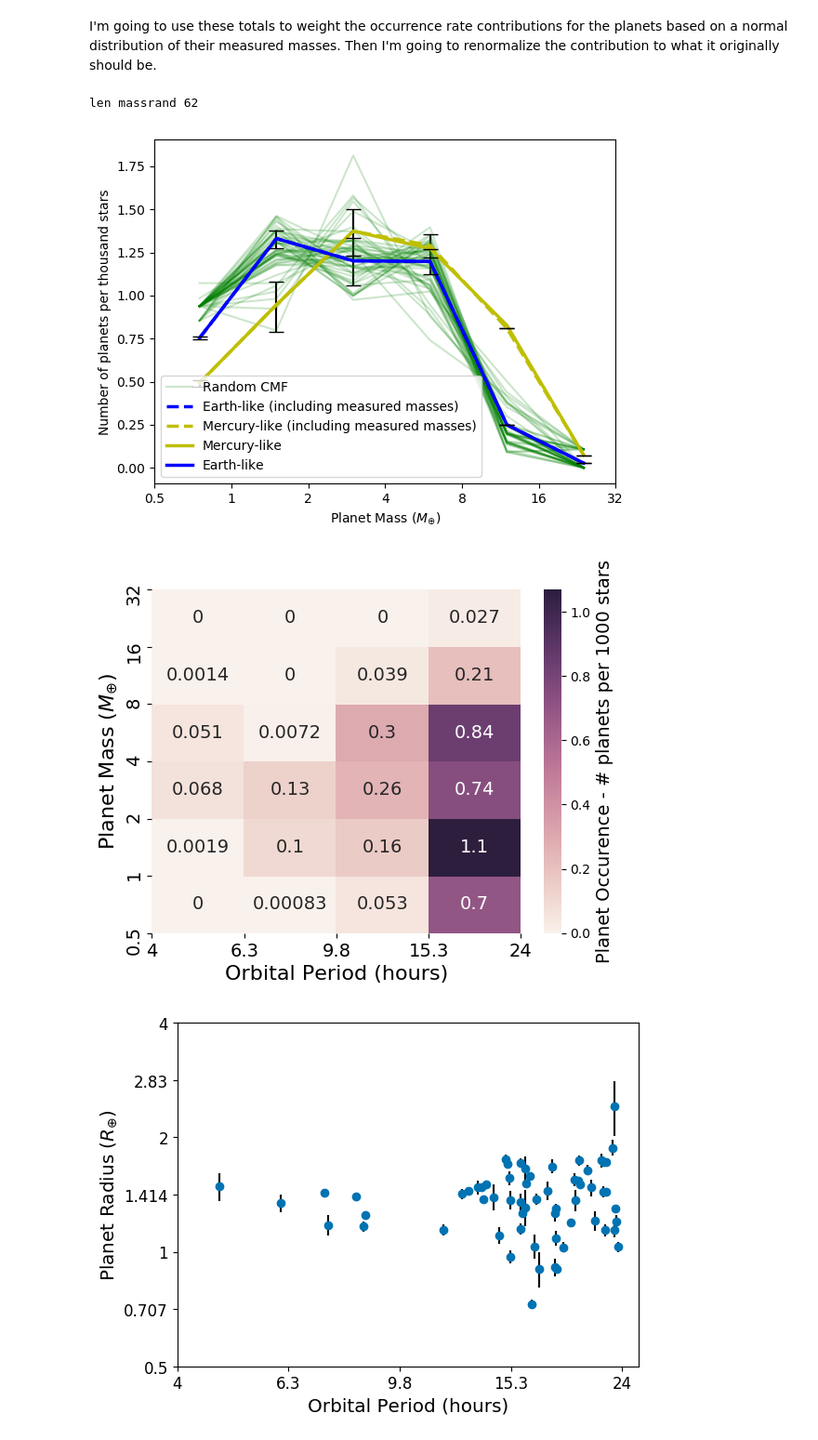
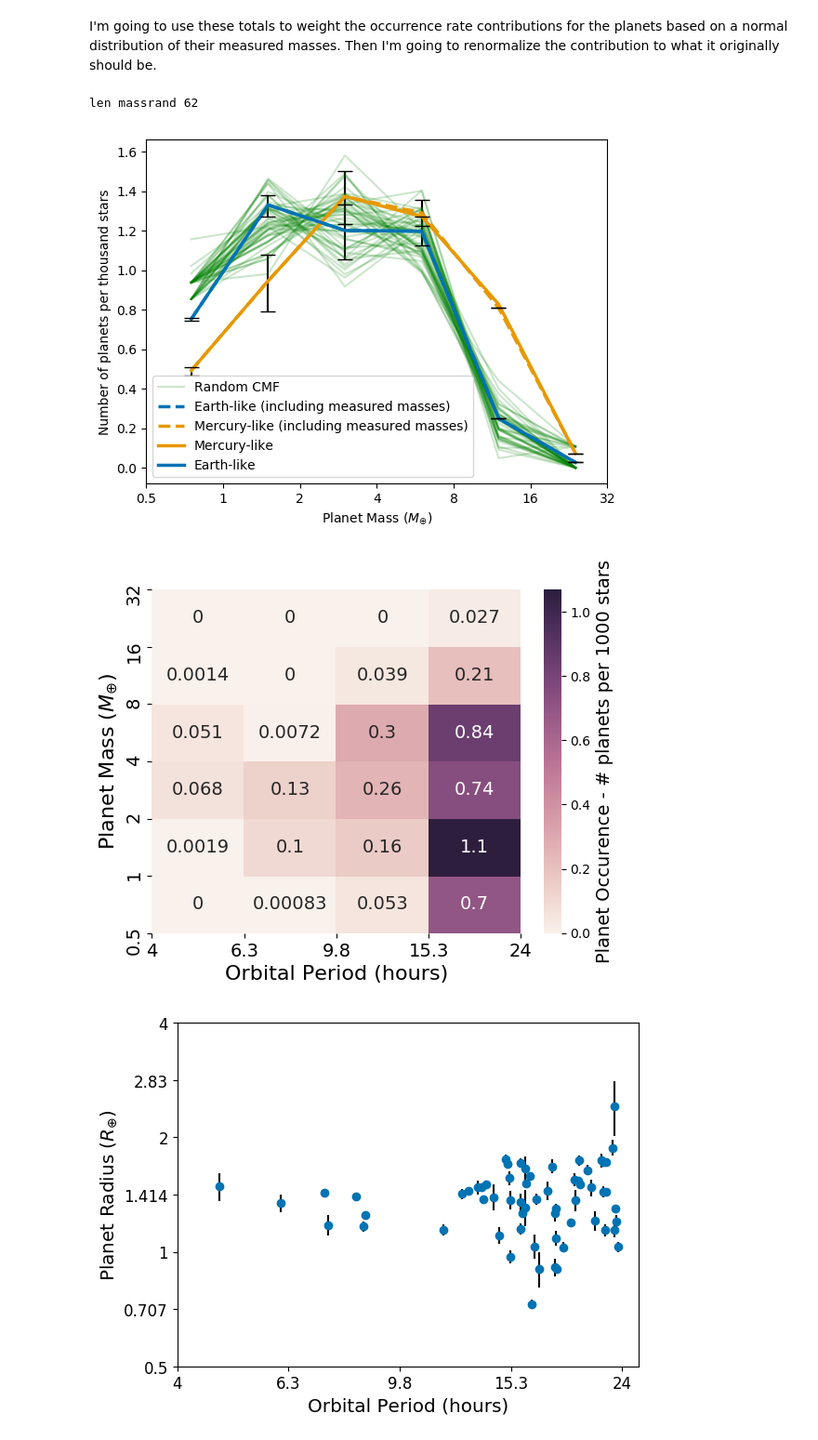
Before and after one commit to asmuzsoy/USPplanets, a Jupyter notebook: USPMassDistribution.ipynb, the cells around one changed output. Shown at 93% size. Cells and saved outputs as stored; diff of their text form; code cells hidden in the pictures.

Commit message:
Updated color scheme of Figure 7

```diff
--- a/USPMassDistribution.ipynb
+++ b/USPMassDistribution.ipynb
@@ -1045,6 +1045,8 @@ for i in range(len(eartherrorup)):
         mercerrorup[i] = mercwilsonhigh[i]
         mercerrordown[i] = -1 * mercwilsonlow[i]
 
+
+mygold = (.9, .6, 0)
 for o in range(0,49):
     massarray = np.zeros((len(massbins)-1,len(perbins)-1))
     massrand = []
@@ -1067,10 +1069,10 @@ for o in range(0,49):
             masssum[j] += massarray[j][i]*1000
     plt.plot(massticks,np.flip(masssum,0), color = 'g', alpha = 0.2)
 plt.plot(massticks,np.flip(masssum,0), color = 'g',label = 'Random CMF', alpha = 0.2)
-plt.plot(massticks,np.flip(earthmasssum2,0), label = 'Earth-like (including measured masses)', color = 'b', linestyle='dashed', linewidth = 2.5)
-plt.plot(massticks,np.flip(mercmasssum2,0), label = 'Mercury-like (including measured masses)', color = 'y', linestyle='dashed', linewidth = 2.5)
-plt.plot(massticks,np.flip(mercmasssum,0), label = 'Mercury-like', color = 'y', linewidth = 2.5)
-plt.plot(massticks,np.flip(earthmasssum,0), label = 'Earth-like', color = 'b', linewidth = 2.5)
+plt.plot(massticks,np.flip(earthmasssum2,0), label = 'Earth-like (including measured masses)', color = myblue, linestyle='dashed', linewidth = 2.5)
+plt.plot(massticks,np.flip(mercmasssum2,0), label = 'Mercury-like (including measured masses)', color = mygold, linestyle='dashed', linewidth = 2.5)
+plt.plot(massticks,np.flip(mercmasssum,0), label = 'Mercury-like', color = mygold, linewidth = 2.5)
+plt.plot(massticks,np.flip(earthmasssum,0), label = 'Earth-like', color = myblue, linewidth = 2.5)
 
 
 
@@ -1082,34 +1084,34 @@ plt.xticks([-1,0,1,2,3,4,5], [0.5,1,2,4,8,16,32])
 plt.legend()
 
 array = np.zeros((len(massbins)-1,len(perbins)-1))
 freqarray = np.zeros((len(massbins)-1,len(perbins)-1))
 for i in range(len(randperiodsamples)):
     for j in range(len(perbins)-1):
         for k in range(len(massbins)-1):
             if (perbins[j] <= 24*randperiodsamples[i] <= perbins[j+1]) and (massbinsflip[k] >= randmasssamples[i] >= massbinsflip[k+1]):
                 array[k][j] += (f[per.index(randperiodsamples[i])])/1000
                 freqarray[k][j] += 1
 
 import seaborn as sns
 
 
 fig, ax = plt.subplots()
 
 
 ax = sns.heatmap(1000*eartharray, annot = True, annot_kws={"size": 14})
 ax.set_xticks([0,1,2,3,4])
 ax.set_xticklabels([4,6.3,9.8,15.3,24], fontsize = 14)
 ax.set_yticks([0,1,2,3,4,5,6])
 ax.set_yticklabels([0.5,1,2,4,8,16,32], fontsize = 14)
 cbar = ax.collections[0].colorbar
 cbar.set_label('Planet Occurence - # planets per 1000 stars', fontsize = 14)
 plt.xlabel("Orbital Period (hours)", fontsize = 16)
 plt.ylabel("Planet Mass ($M_{ \oplus}$)", fontsize = 16)
 
 plt.show();
 # %% [output]
 len massrand 62
-[figure, old version]
+[figure, new version]
 [figure]
 # %%
 per2 = [24 * i for i in per]
```
